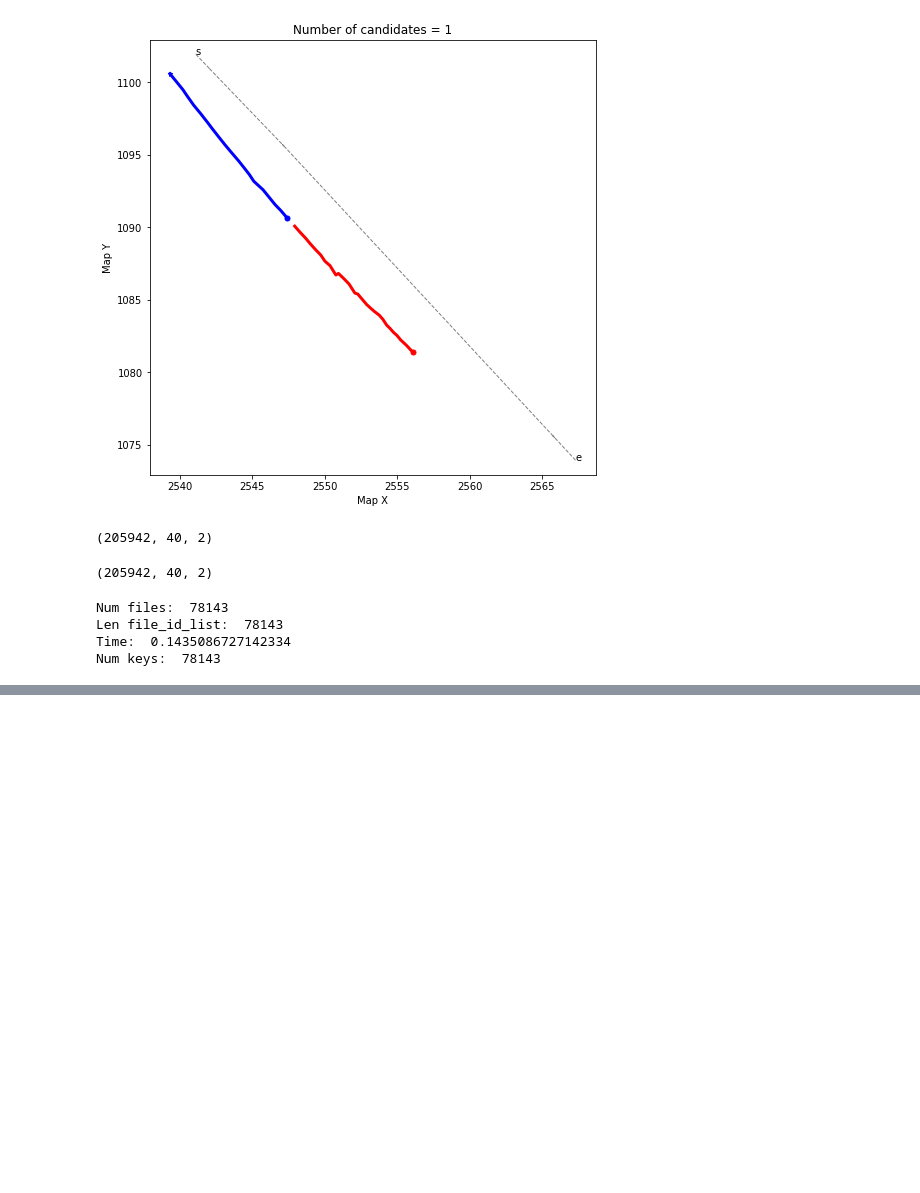
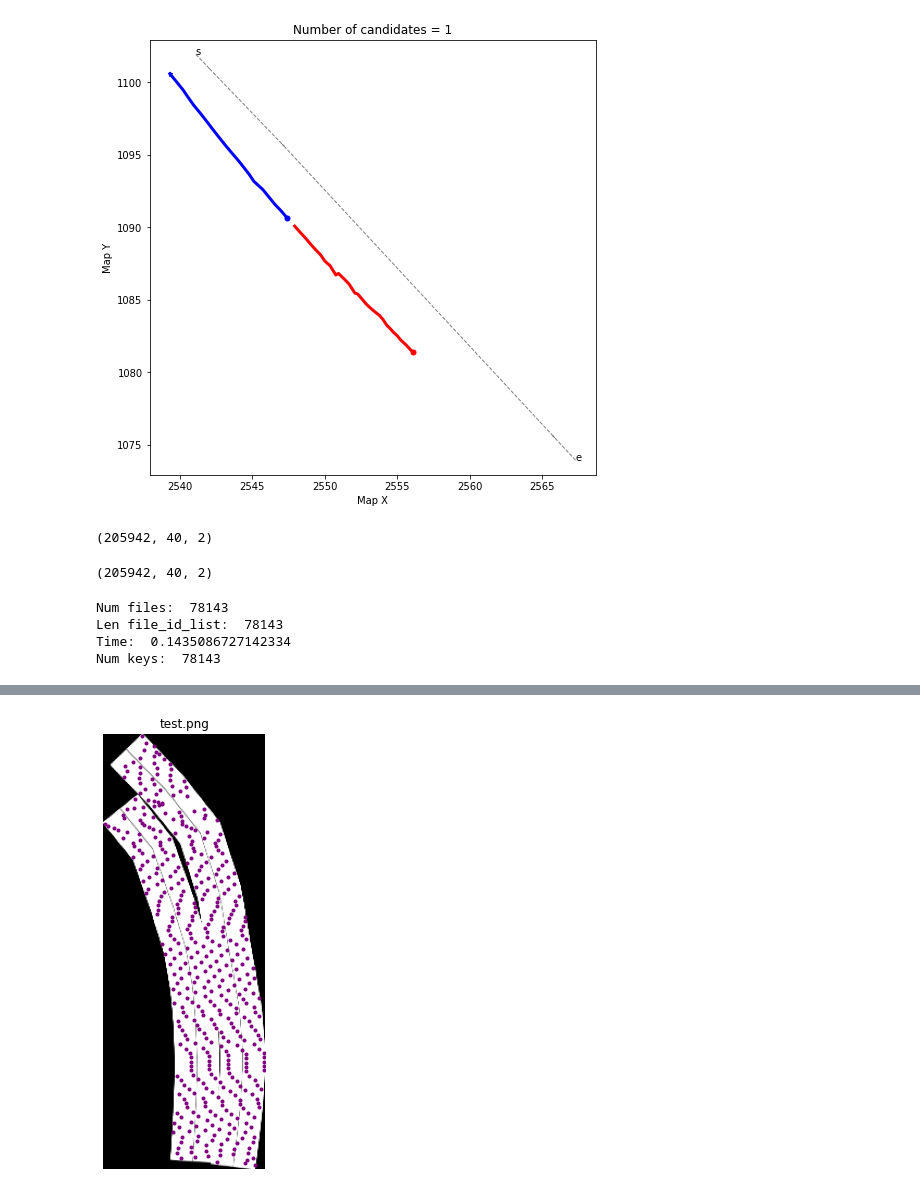
Before and after one commit to Cram3r95/mapfe4mp, a Jupyter notebook: evaluate/argoverse/test_join_centerlines.ipynb, the cells around one changed output, grey strips where cells are left out. Saved outputs shown, nothing was run; the diff lists cells and outputs as text; code cells hidden in the pictures; blank space fills up the shorter version.

```diff
--- a/evaluate/argoverse/test_join_centerlines.ipynb
+++ b/evaluate/argoverse/test_join_centerlines.ipynb
@@ -187,11 +167,71 @@ root_file_name
-# %%
-import cv2
-
-img_list = []
-
-for file_id in file_id_list:
-    filename = os.path.join(root_file_name,f"{file_id}_binary_plausible_area_filtered.png")
-    img_gray = cv2.imread(filename, cv2.IMREAD_GRAYSCALE)
-    img_list.append(img_gray)
-
-img_array = np.array(img_list)
+# %%
+# Read all plausible areas and store in a single npy array
+
+import pdb
+
+subfolder = "map_features_gray"
+files, num_files = dataset_utils.load_list_from_folder(os.path.join(root_dir,subfolder))
+
+file_id_list = []
+root_file_name = None
+for file_name in files:
+    if not root_file_name:
+        root_file_name = os.path.dirname(os.path.abspath(file_name))
+    if "npy" in file_name or "npz" in file_name:
+        pass
+    else:
+        file_id = int(os.path.normpath(file_name).split('/')[-1].split('_')[0])
+        file_id_list.append(file_id)
+file_id_list.sort()
+print("Num files: ", num_files)
+
+img_list = []
+
+file_id = 4
+mask = 255
+
+relevant_centerlines_filtered = np.load(root_dir+"data_processed_1_percent/relevant_centerlines.npz",allow_pickle=True)
+relevant_centerlines_filtered = relevant_centerlines_filtered['arr_0'].item()
+relevant_centerlines = relevant_centerlines_filtered[str(file_id)]
+
+relevant_centerlines_filtered = relevant_centerlines["relevant_centerlines_filtered"]
+center_plausible_area_filtered = relevant_centerlines["center_plausible_area_filtered"]
+real_world_width = relevant_centerlines["real_world_width"]
+real_world_height = relevant_centerlines["real_world_height"]
+
+rows = 400 # Default number of rows
+
+cols = math.ceil(rows*(real_world_width/real_world_height))
+scale_x = float(cols/real_world_width) # px/m
+scale_y = float(rows/real_world_height) # px/m
+center_px = (int(rows/2),int(cols/2))
+
+filename = os.path.join(root_file_name,f"{file_id}_binary_plausible_area_filtered.png")
+img_gray = cv2.imread(filename, cv2.IMREAD_GRAYSCALE)
+img_gray = cv2.resize(img_gray, dsize=(cols,rows))
+indeces = np.where(img_gray == mask)
+
+filename = "test.png"
+save_fig = False
+show = True
+change_img_bg = False
+
+subsampling = 64
+
+fe_x = indeces[1][::subsampling]
+fe_y = indeces[0][::subsampling]
+
+img = cv2.cvtColor(img_gray, cv2.COLOR_GRAY2RGB)
+
+goal_points_functions.plot_fepoints(img, filename, goals_px_x=fe_x, goals_px_y=fe_y,
+                                    save_fig=save_fig, show=show, change_bg=change_img_bg)
+
+# img_list.append(indeces)
+
+# img_array = np.array(img_list)
+
+# filename_array = os.path.join(root_file_name,subfolder+".npz")
+# with open(filename_array, 'wb') as my_file: np.savez_compressed(my_file, img_array)
+
+print("real world width, height: ", real_world_width, real_world_height)
+# %% [output]
@@ -197,0 +239 @@ img_array = np.array(img_list)
+[figure, added]
```
Also changed, not shown: parts of 5 cells of this notebook, 1 other file.
